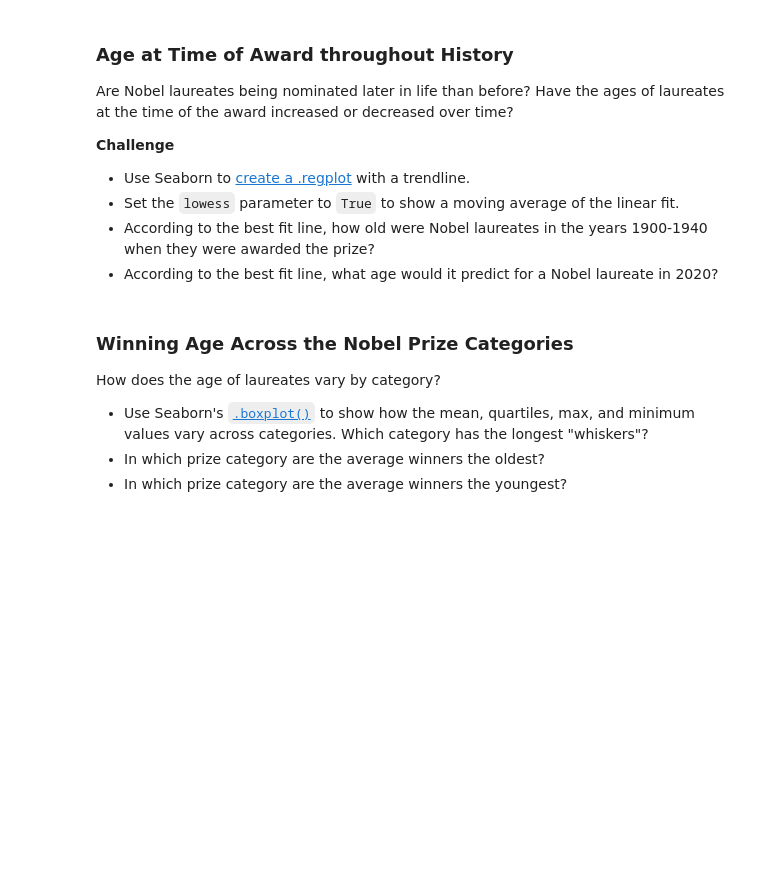
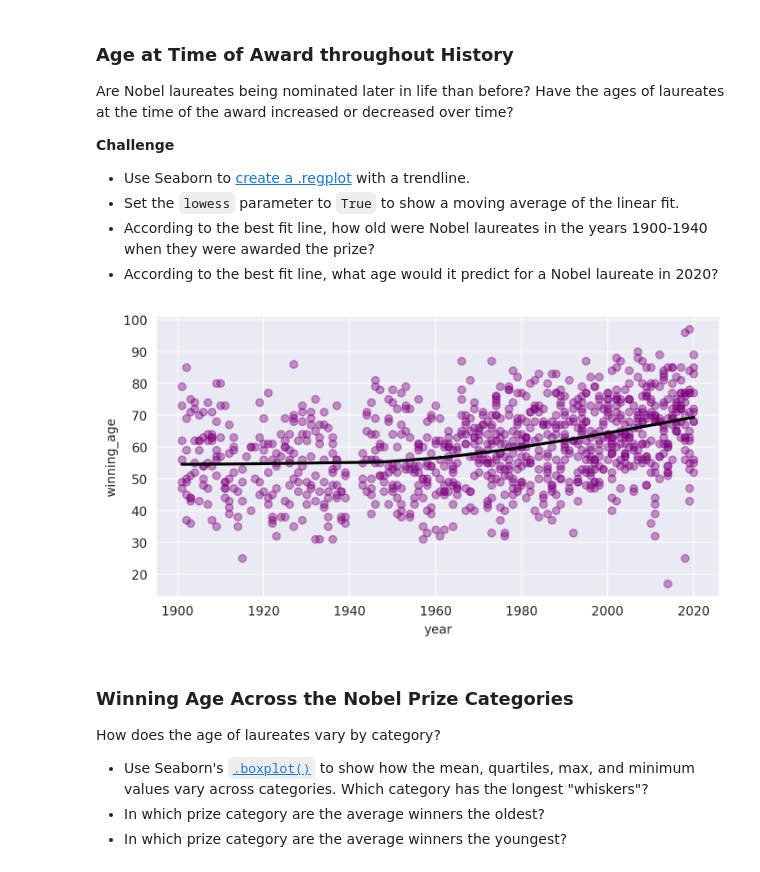
Before and after one commit to Preetraj2002/Nobel_Price_Analysis, a Jupyter notebook: Nobel_Prize_Analysis.ipynb, the cells around one changed output. Cells and saved outputs as stored; diff of their text form; code cells hidden in the pictures; blank space fills up the shorter version.

```diff
--- a/Nobel_Prize_Analysis.ipynb
+++ b/Nobel_Prize_Analysis.ipynb
@@ -807,6 +1103,20 @@ Are Nobel laureates being nominated later in life than before? Have the ages of
 * Set the `lowess` parameter to `True` to show a moving average of the linear fit.
 * According to the best fit line, how old were Nobel laureates in the years 1900-1940 when they were awarded the prize?
 * According to the best fit line, what age would it predict for a Nobel laureate in 2020?
+# %%
+plt.figure(figsize=(8,4), dpi=200)
+with sns.axes_style("darkgrid"):
+    sns.regplot(data=df_data,
+                x='year',
+                y='winning_age',
+                lowess=True, #lets draw linear best fit curve but in form of
+                # moving avg. that's why it's non-linear
+                scatter_kws = {'alpha': 0.4,'color':'purple'},
+                line_kws={'color': 'black'})
+
+plt.show()
+# %% [output]
+[figure, added]
 # %% [markdown]
 ### Winning Age Across the Nobel Prize Categories
 
```
Also changed, not shown: parts of 37 cells of this notebook.
